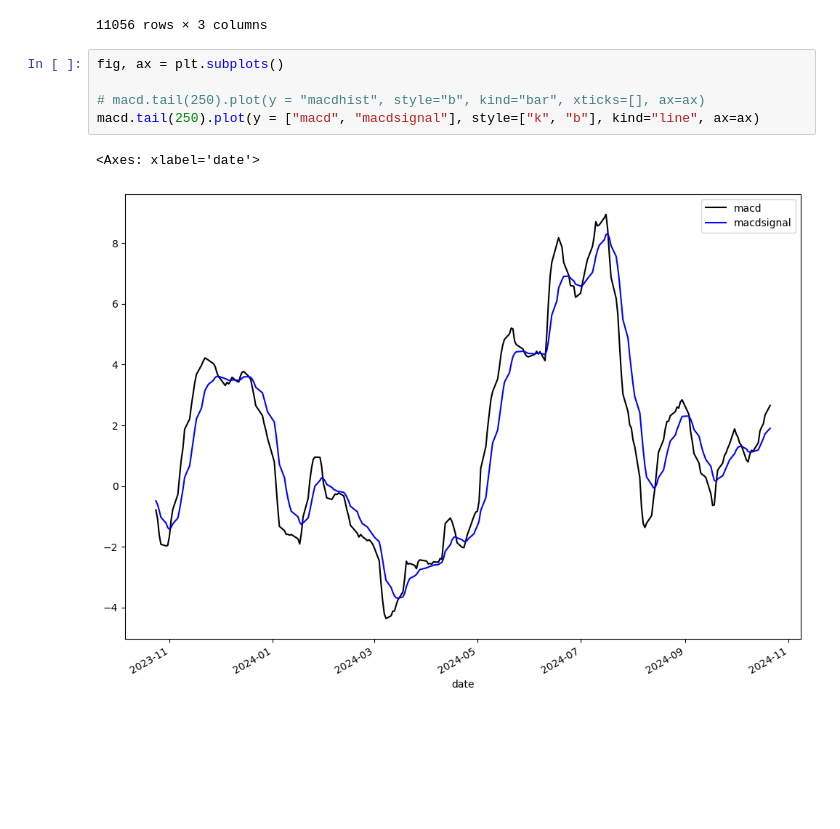
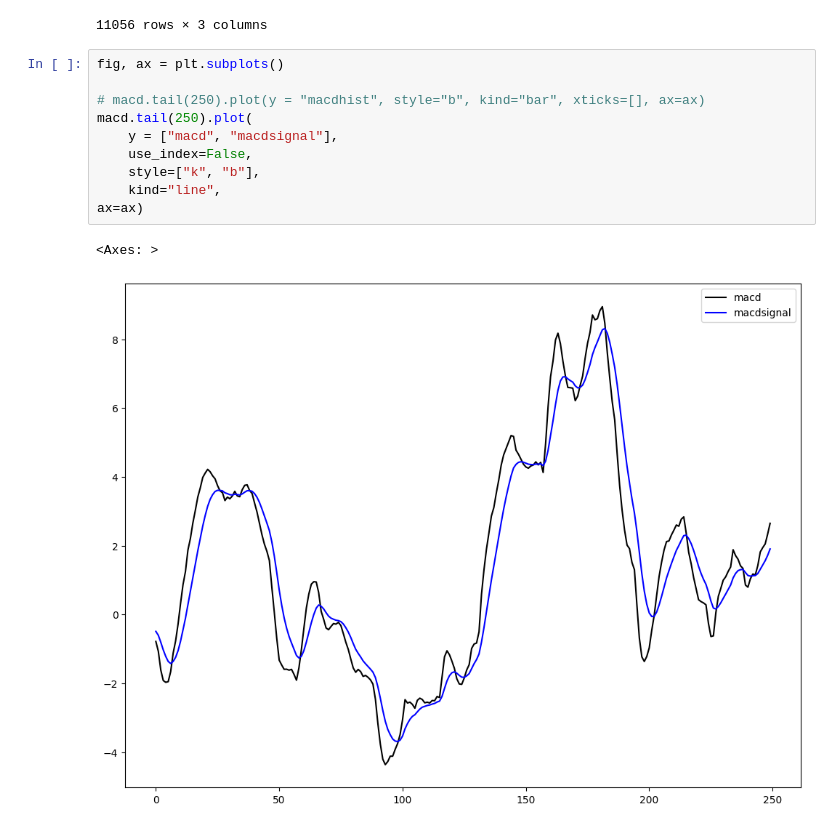
Before and after one commit to furechan/mintalib, a Jupyter notebook: examples/indicator-examples.ipynb, the cells around one changed output. Drawn from its saved outputs; the diff is of its cells as text; blank space fills up the shorter version.

```diff
--- a/examples/indicator-examples.ipynb
+++ b/examples/indicator-examples.ipynb
@@ -106,8 +107,13 @@ macd
 # %%
 fig, ax = plt.subplots()
 
 # macd.tail(250).plot(y = "macdhist", style="b", kind="bar", xticks=[], ax=ax)
-macd.tail(250).plot(y = ["macd", "macdsignal"], style=["k", "b"], kind="line", ax=ax)
+macd.tail(250).plot(
+    y = ["macd", "macdsignal"],
+    use_index=False,
+    style=["k", "b"],
+    kind="line",
+ax=ax)
 # %% [output]
-<Axes: xlabel='date'>
+<Axes: >
-[figure, old version]
+[figure, new version]
```
Also changed, not shown: parts of 3 cells of this notebook.
